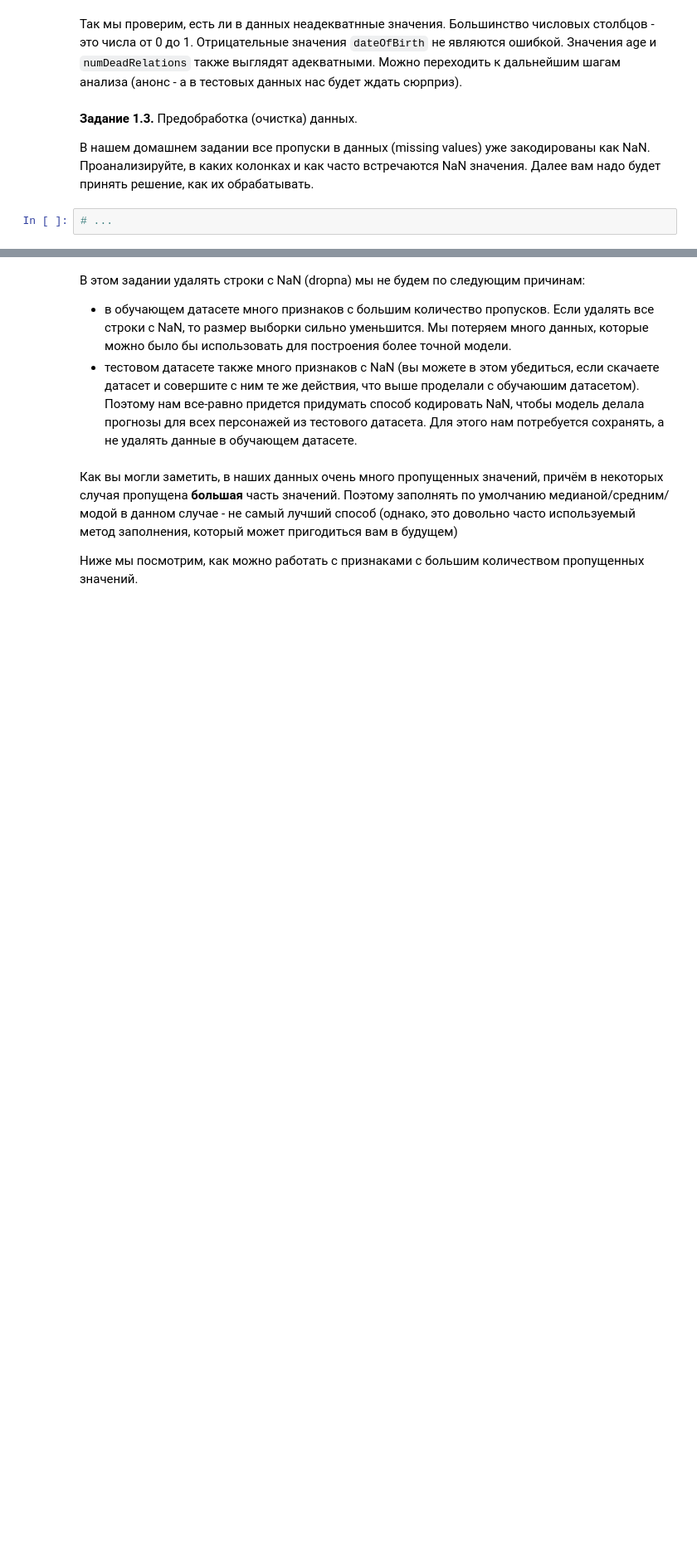
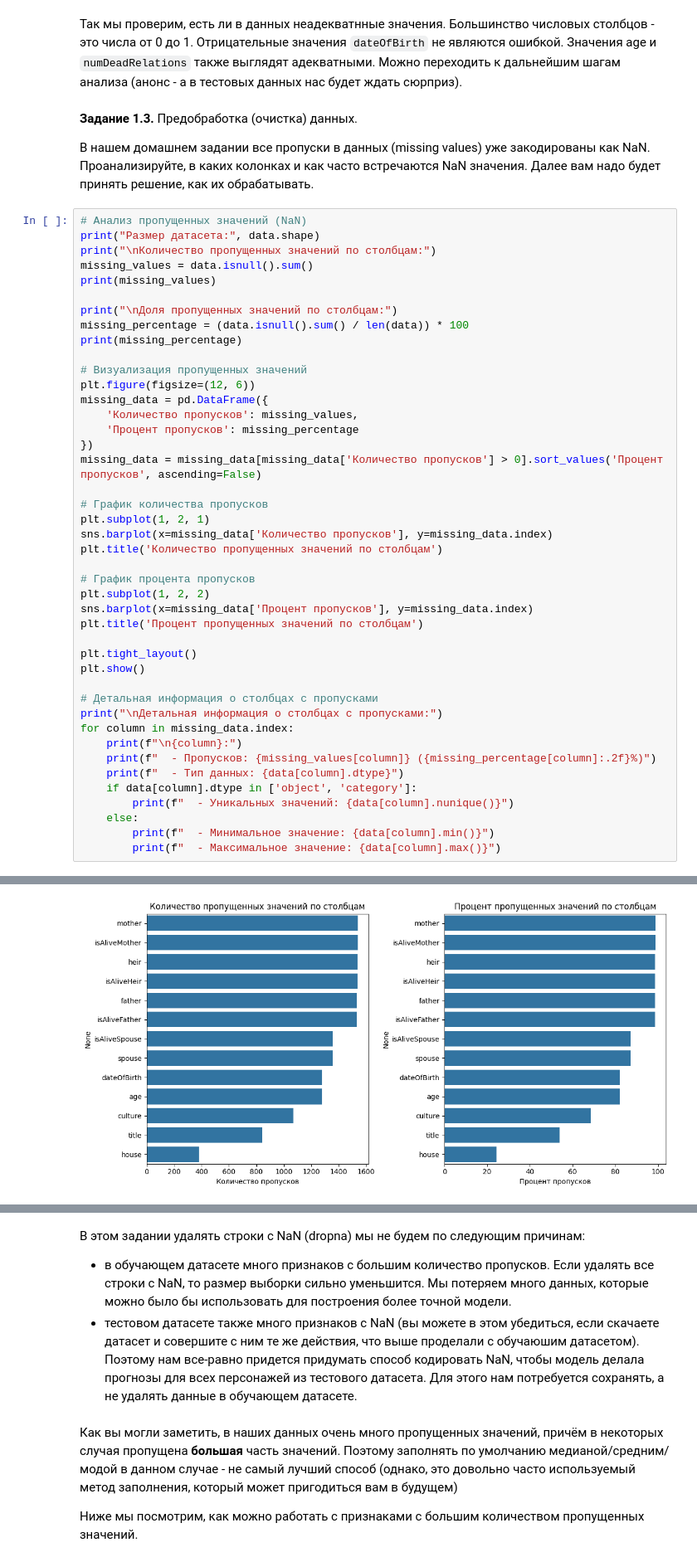
Before and after one commit to Legion342/Legion342, a Jupyter notebook: week_01_ml_intro/Homework/hw_1_game_of_thrones.ipynb, the cells around one changed output, grey strips where cells are left out. Shown at 83% size. Cells and saved outputs as stored; diff of their text form; blank space fills up the shorter version.

```diff
--- a/week_01_ml_intro/Homework/hw_1_game_of_thrones.ipynb
+++ b/week_01_ml_intro/Homework/hw_1_game_of_thrones.ipynb
@@ -138,5 +155,47 @@ NameError: name 'Nan' is not defined
 **Задание 1.3.** Предобработка (очистка) данных.
 
 В нашем домашнем задании все пропуски в данных (missing values) уже закодированы как NaN. Проанализируйте, в каких колонках и как часто встречаются NaN значения. Далее вам надо будет принять решение, как их обрабатывать.
-# %%
-# ...
+# %%
+# Анализ пропущенных значений (NaN)
+print("Размер датасета:", data.shape)
+print("\nКоличество пропущенных значений по столбцам:")
+missing_values = data.isnull().sum()
+print(missing_values)
+
+print("\nДоля пропущенных значений по столбцам:")
+missing_percentage = (data.isnull().sum() / len(data)) * 100
+print(missing_percentage)
+
+# Визуализация пропущенных значений
+plt.figure(figsize=(12, 6))
+missing_data = pd.DataFrame({
+    'Количество пропусков': missing_values,
+    'Процент пропусков': missing_percentage
+})
+missing_data = missing_data[missing_data['Количество пропусков'] > 0].sort_values('Процент пропусков', ascending=False)
+
+# График количества пропусков
+plt.subplot(1, 2, 1)
+sns.barplot(x=missing_data['Количество пропусков'], y=missing_data.index)
+plt.title('Количество пропущенных значений по столбцам')
+
+# График процента пропусков
+plt.subplot(1, 2, 2)
+sns.barplot(x=missing_data['Процент пропусков'], y=missing_data.index)
+plt.title('Процент пропущенных значений по столбцам')
+
+plt.tight_layout()
+plt.show()
+
+# Детальная информация о столбцах с пропусками
+print("\nДетальная информация о столбцах с пропусками:")
+for column in missing_data.index:
+    print(f"\n{column}:")
+    print(f"  - Пропусков: {missing_values[column]} ({missing_percentage[column]:.2f}%)")
+    print(f"  - Тип данных: {data[column].dtype}")
+    if data[column].dtype in ['object', 'category']:
+        print(f"  - Уникальных значений: {data[column].nunique()}")
+    else:
+        print(f"  - Минимальное значение: {data[column].min()}")
+        print(f"  - Максимальное значение: {data[column].max()}")
+# %% [output]
@@ -142,0 +219 @@ NameError: name 'Nan' is not defined
+[figure, added]
```
Also changed, not shown: parts of 9 cells of this notebook.
